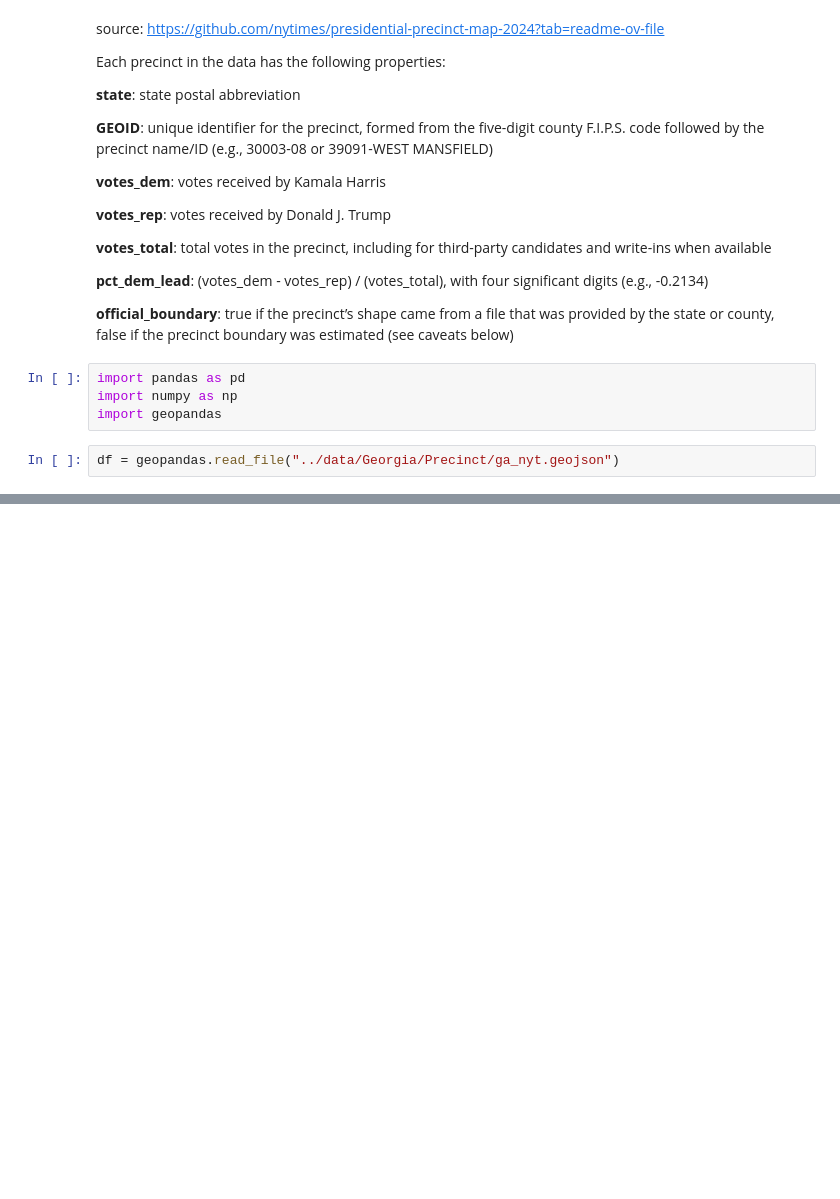
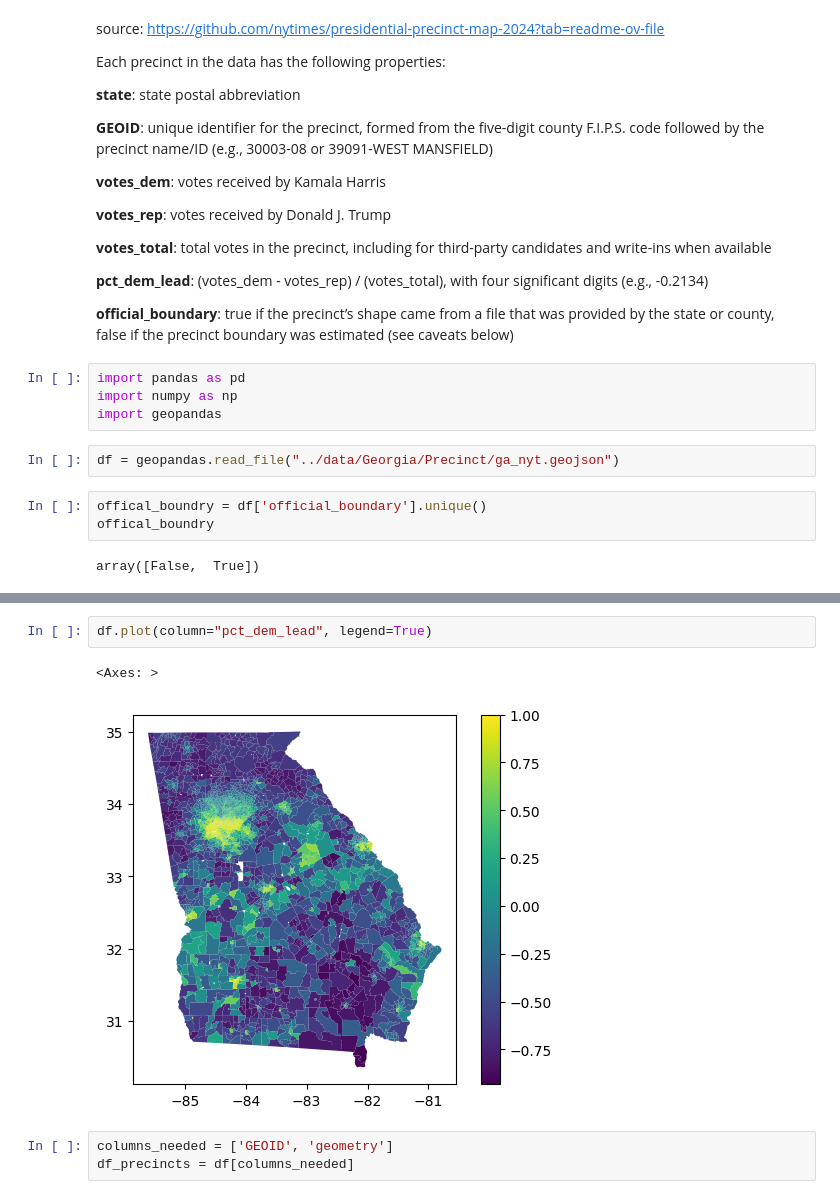
Before and after one commit to CSE416-Rockies/Rockies-VRA-Repeal-Analysis, a Jupyter notebook: preprocessing/nyt_ga.ipynb, the cells around one changed output, grey strips where cells are left out. Cells and saved outputs as stored; diff of their text form; blank space fills up the shorter version.

```diff
--- a/preprocessing/nyt_ga.ipynb
+++ b/preprocessing/nyt_ga.ipynb
@@ -22,6 +22,11 @@ import numpy as np
 import geopandas
 # %%
 df = geopandas.read_file("../data/Georgia/Precinct/ga_nyt.geojson")
+# %%
+offical_boundry = df['official_boundary'].unique()
+offical_boundry
+# %% [output]
+array([False,  True])
 # %%
 print(f"shape:{df.shape}")
 df.head()
@@ -33,3 +38,11 @@ shape:(2680, 8)
 | 2 | GA | 13001-3C | 246 | 934 | 1183 | -0.5816 | False | POLYGON ((-82.13346 31.6308, -82.... |
 | 3 | GA | 13001-2 | 782 | 541 | 1327 | 0.1816 | False | POLYGON ((-82.28049 31.84937, -82... |
 | 4 | GA | 13001-1B | 108 | 921 | 1031 | -0.7886 | False | POLYGON ((-82.29335 31.94084, -82... |
+# %%
+df.plot(column="pct_dem_lead", legend=True)
+# %% [output]
+<Axes: >
+[figure, added]
+# %%
+columns_needed = ['GEOID', 'geometry']
+df_precincts = df[columns_needed]
```
Also changed, not shown: parts of 2 cells of this notebook, 2 other files.
